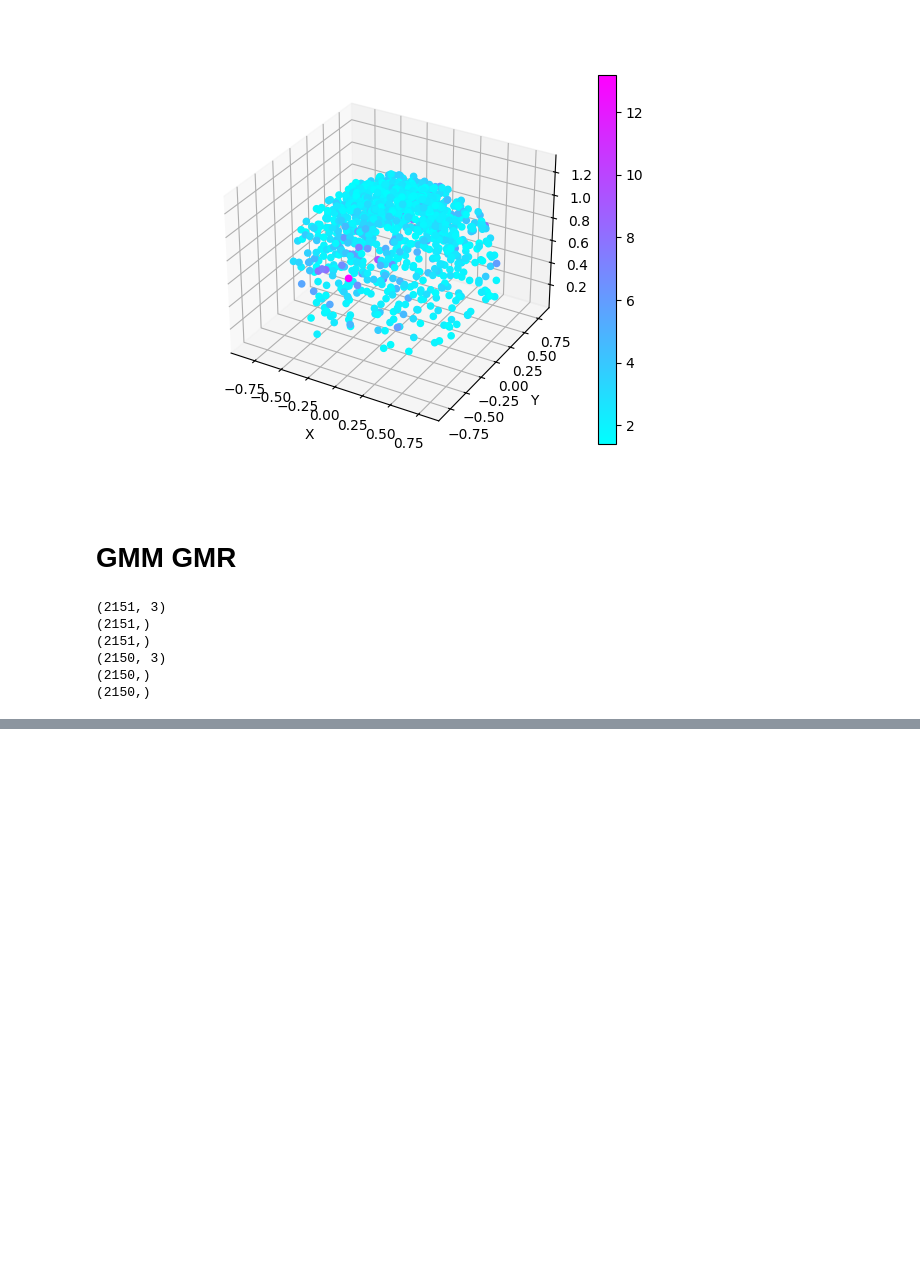
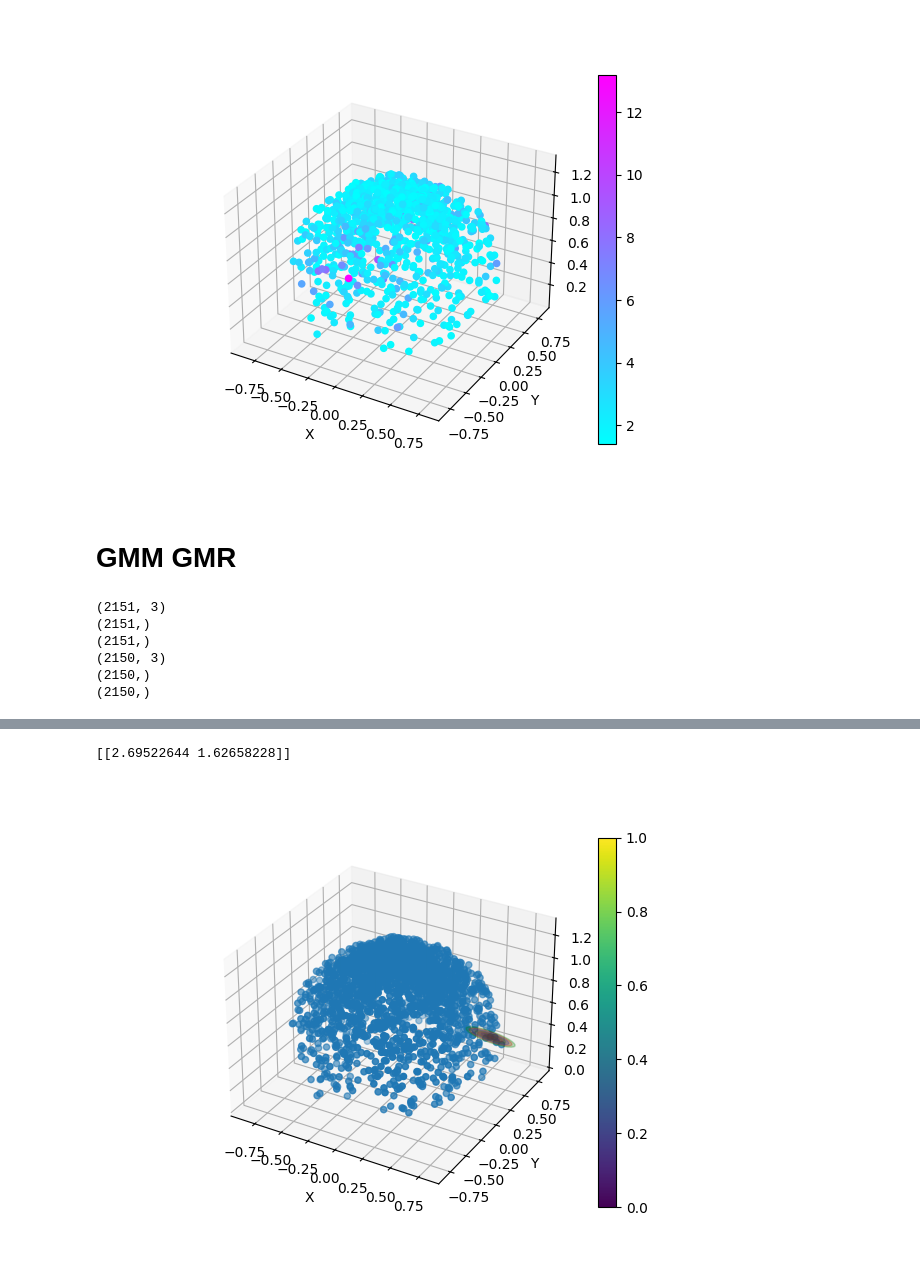
Before and after one commit to epfl-lasa/hitting_sim, a Jupyter notebook: data_processing.ipynb, the cells around one changed output, grey strips where cells are left out. Cells and saved outputs as stored; diff of their text form; code cells hidden in the pictures; blank space fills up the shorter version.

```diff
--- a/data_processing.ipynb
+++ b/data_processing.ipynb
@@ -177,0 +195,26 @@ plt.show()
+# %%
+%matplotlib widget
+
+fig = plt.figure()
+ax = fig.add_subplot(111, projection='3d')
+
+# img = ax.scatter(X_6_data[:,0], X_6_data[:,1], X_6_data[:,2], c = l_6_data, cmap = 'cool', alpha = 1)
+img = ax.scatter(X_6_data[:,0], X_6_data[:,1], X_6_data[:,2])
+
+ax.set_xlabel('X')
+ax.set_ylabel('Y')
+ax.set_zlabel('Z')
+
+fig.colorbar(img)
+
+# Plotting a few different GMMs
+for i in range(1):
+    given_position = X_6_data[i*50,:]
+    # print(given_position)
+    gmm_lv_x_6 = gmm_full_6.condition(np.array([0,1,2]), given_position)
+    print(gmm_lv_x_6.means)
+    plot_error_ellipses_3d_position(plt.gca(), gmm_lv_x_6, given_position, colors = ['r', 'g', 'b'])
+plt.show()
+# %% [output]
+[[2.69522644 1.62658228]]
+[figure, added]
```
Also changed, not shown: parts of 7 cells of this notebook.
